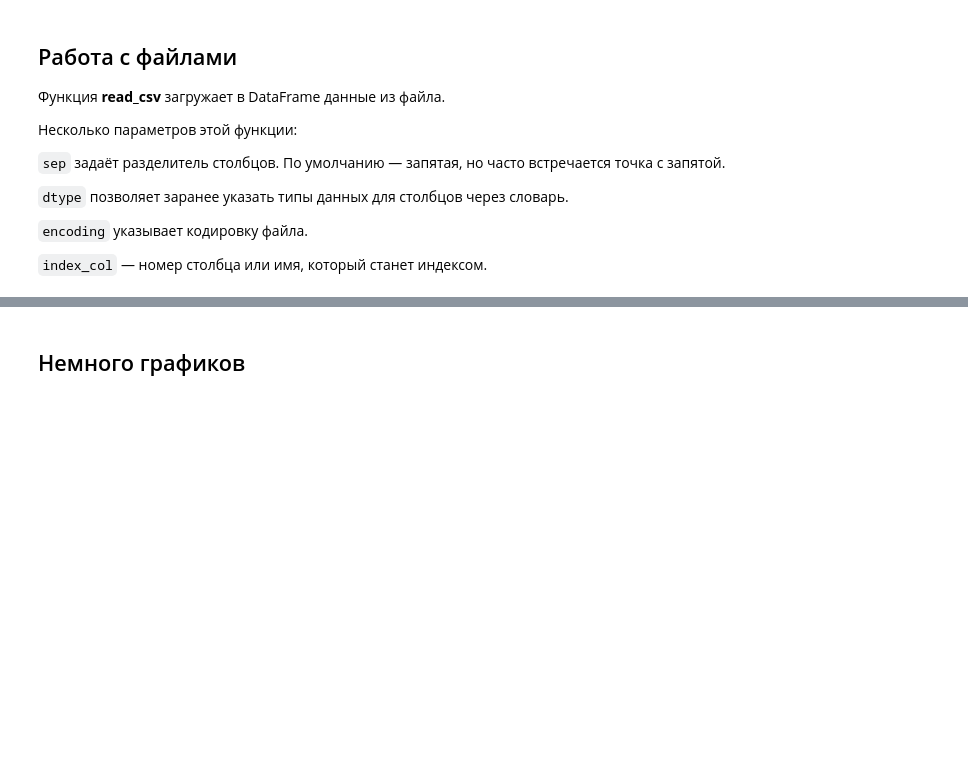
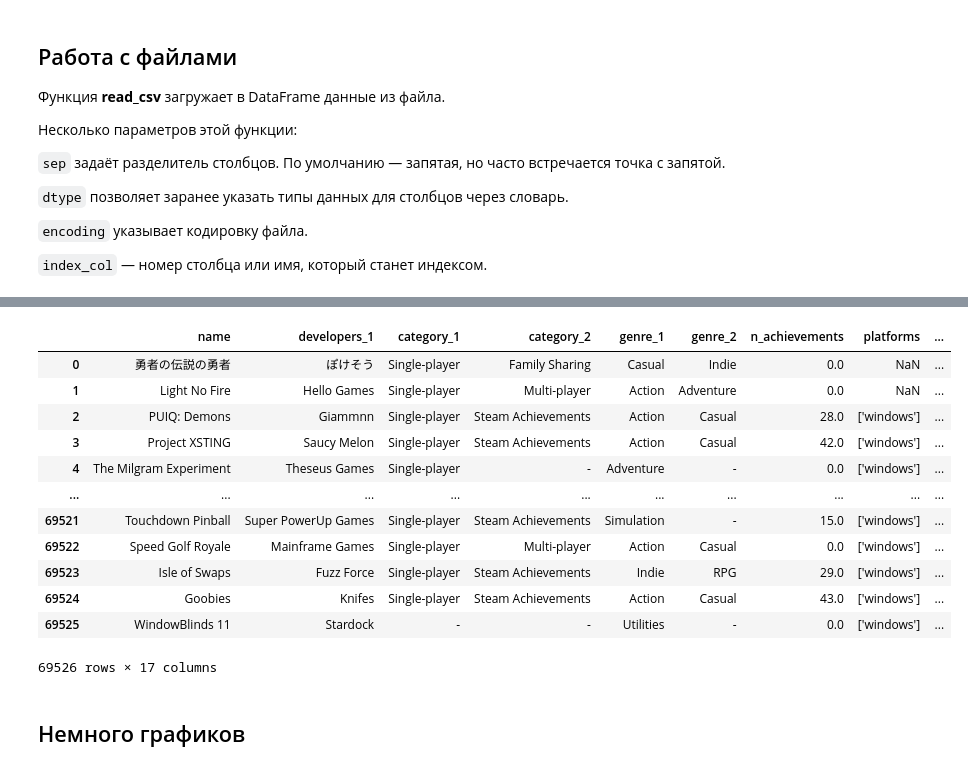
Before and after one commit to potopinc/colab, a Jupyter notebook: ML_05_06_07.ipynb, the cells around one changed output, grey strips where cells are left out. Drawn from its saved outputs; the diff is of its cells as text; code cells hidden in the pictures; blank space fills up the shorter version.

```diff
--- a/ML_05_06_07.ipynb
+++ b/ML_05_06_07.ipynb
@@ -488,0 +609,16 @@ df[df['type'] == 'Classification']
+# %%
+df
+# %% [output]
+|  | name | developers_1 | category_1 | category_2 | genre_1 | genre_2 | n_achievements | platforms | ... |
+| 0 | 勇者の伝説の勇者 | ぽけそう | Single-player | Family Sharing | Casual | Indie | 0.0 | NaN | ... |
+| 1 | Light No Fire | Hello Games | Single-player | Multi-player | Action | Adventure | 0.0 | NaN | ... |
+| 2 | PUIQ: Demons | Giammnn | Single-player | Steam Achievements | Action | Casual | 28.0 | ['windows'] | ... |
+| 3 | Project XSTING | Saucy Melon | Single-player | Steam Achievements | Action | Casual | 42.0 | ['windows'] | ... |
+| 4 | The Milgram Experiment | Theseus Games | Single-player | - | Adventure | - | 0.0 | ['windows'] | ... |
+| ... | ... | ... | ... | ... | ... | ... | ... | ... | ... |
+| 69521 | Touchdown Pinball | Super PowerUp Games | Single-player | Steam Achievements | Simulation | - | 15.0 | ['windows'] | ... |
+| 69522 | Speed Golf Royale | Mainframe Games | Single-player | Multi-player | Action | Casual | 0.0 | ['windows'] | ... |
+| 69523 | Isle of Swaps | Fuzz Force | Single-player | Steam Achievements | Indie | RPG | 29.0 | ['windows'] | ... |
+| 69524 | Goobies | Knifes | Single-player | Steam Achievements | Action | Casual | 43.0 | ['windows'] | ... |
+| 69525 | WindowBlinds 11 | Stardock | - | - | Utilities | - | 0.0 | ['windows'] | ... |
+69526 rows × 17 columns
```
Also changed, not shown: parts of 24 cells of this notebook.
